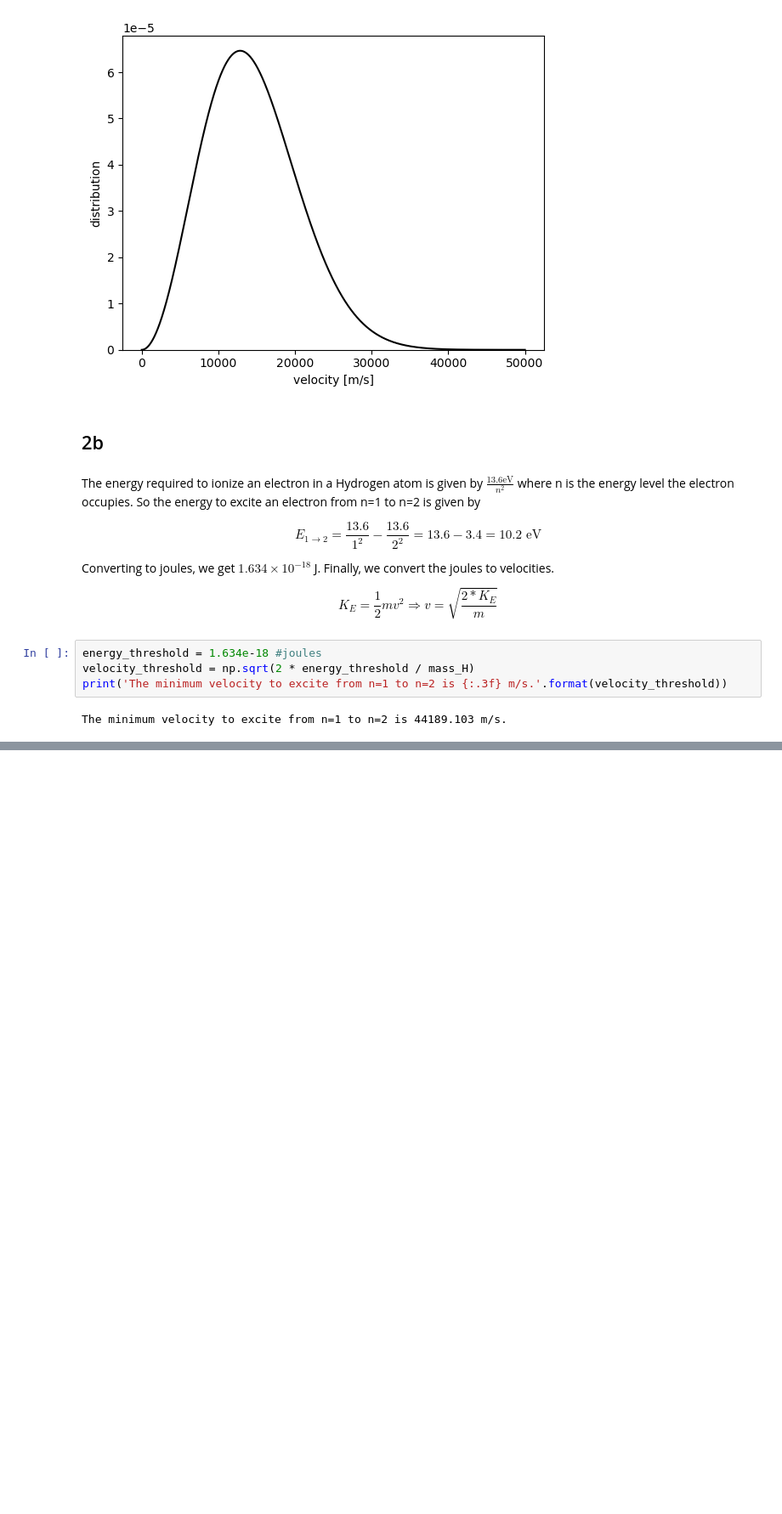
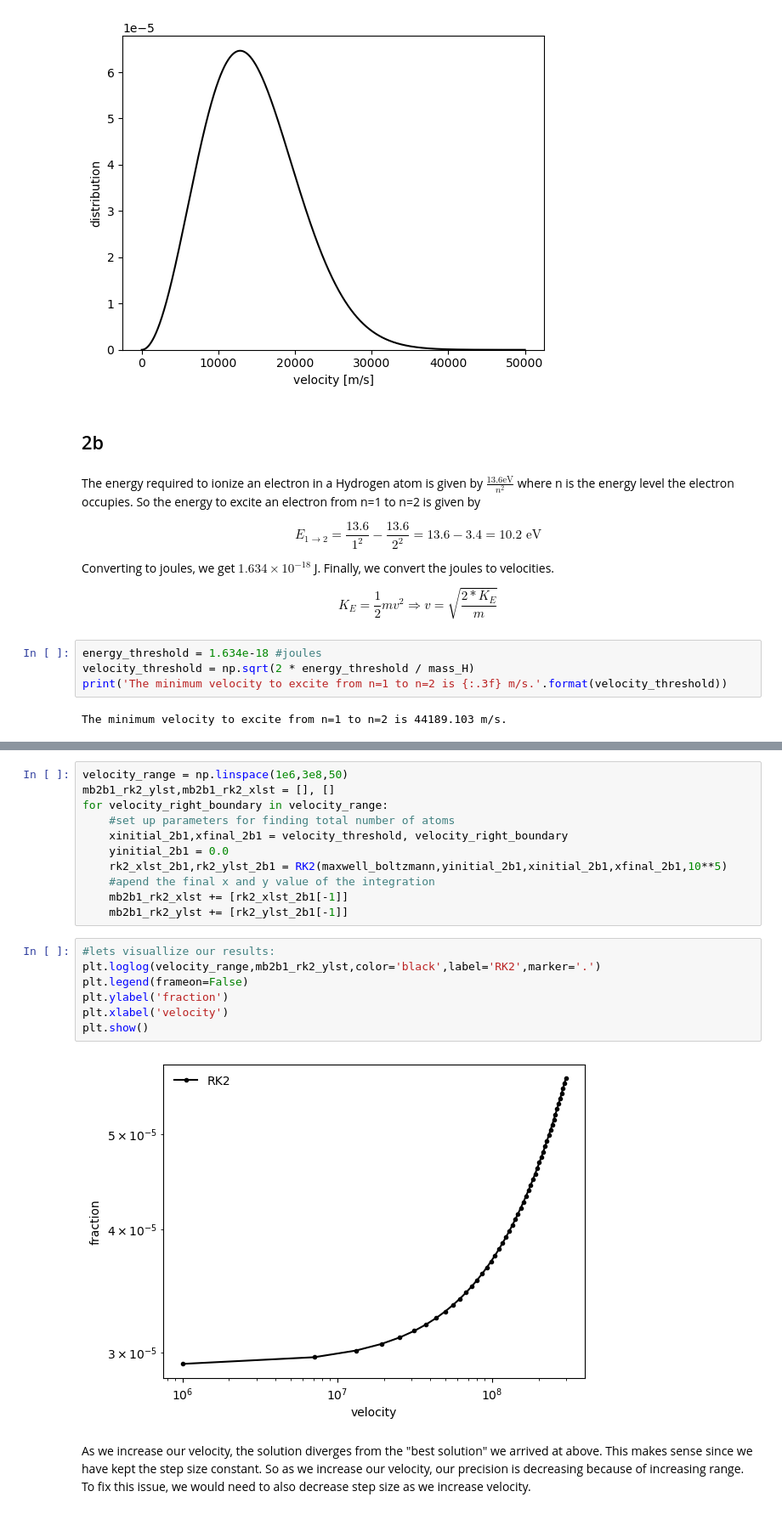
Before and after one commit to gilgarcia-01/ASTR5900, a Jupyter notebook: hw/hw3/ggarcia_hw3_numerical_integration.ipynb, the cells around one changed output, grey strips where cells are left out. Shown at 85% size. Drawn from its saved outputs; the diff is of its cells as text; blank space fills up the shorter version.

```diff
--- a/hw/hw3/ggarcia_hw3_numerical_integration.ipynb
+++ b/hw/hw3/ggarcia_hw3_numerical_integration.ipynb
@@ -527,0 +576,22 @@ total_atoms
+# %%
+velocity_range = np.linspace(1e6,3e8,50)
+mb2b1_rk2_ylst,mb2b1_rk2_xlst = [], []
+for velocity_right_boundary in velocity_range:
+    #set up parameters for finding total number of atoms
+    xinitial_2b1,xfinal_2b1 = velocity_threshold, velocity_right_boundary
+    yinitial_2b1 = 0.0
+    rk2_xlst_2b1,rk2_ylst_2b1 = RK2(maxwell_boltzmann,yinitial_2b1,xinitial_2b1,xfinal_2b1,10**5)
+    #apend the final x and y value of the integration
+    mb2b1_rk2_xlst += [rk2_xlst_2b1[-1]]
+    mb2b1_rk2_ylst += [rk2_ylst_2b1[-1]]
+# %%
+#lets visuallize our results:
+plt.loglog(velocity_range,mb2b1_rk2_ylst,color='black',label='RK2',marker='.')
+plt.legend(frameon=False)
+plt.ylabel('fraction')
+plt.xlabel('velocity')
+plt.show()
+# %% [output]
+[figure, added]
+# %% [markdown]
+As we increase our velocity, the solution diverges from the "best solution" we arrived at above. This makes sense since we have kept the step size constant. So as we increase our velocity, our precision is decreasing because of increasing range. To fix this issue, we would need to also decrease step size as we increase velocity.
```
Also changed, not shown: parts of 22 cells of this notebook.
